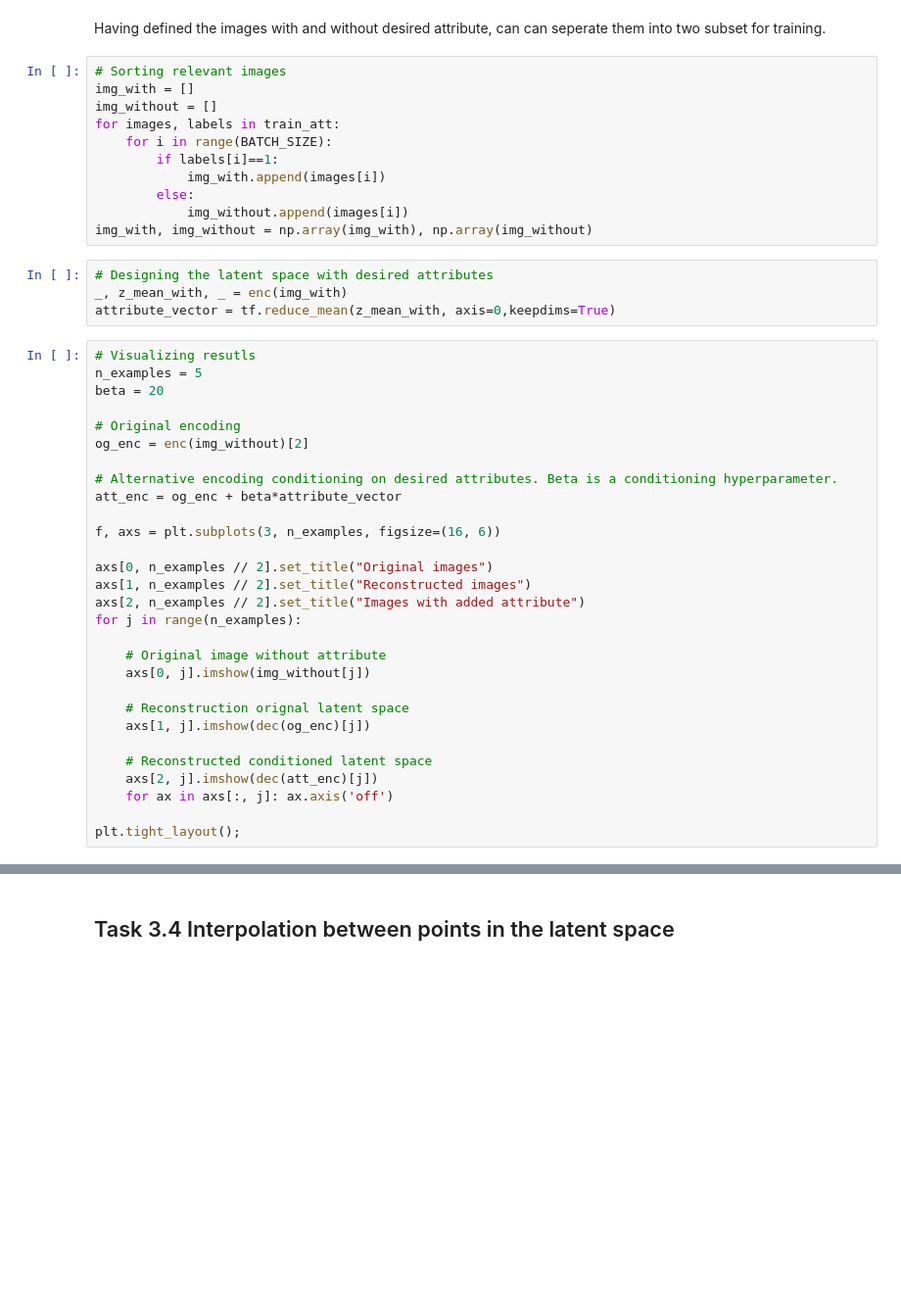
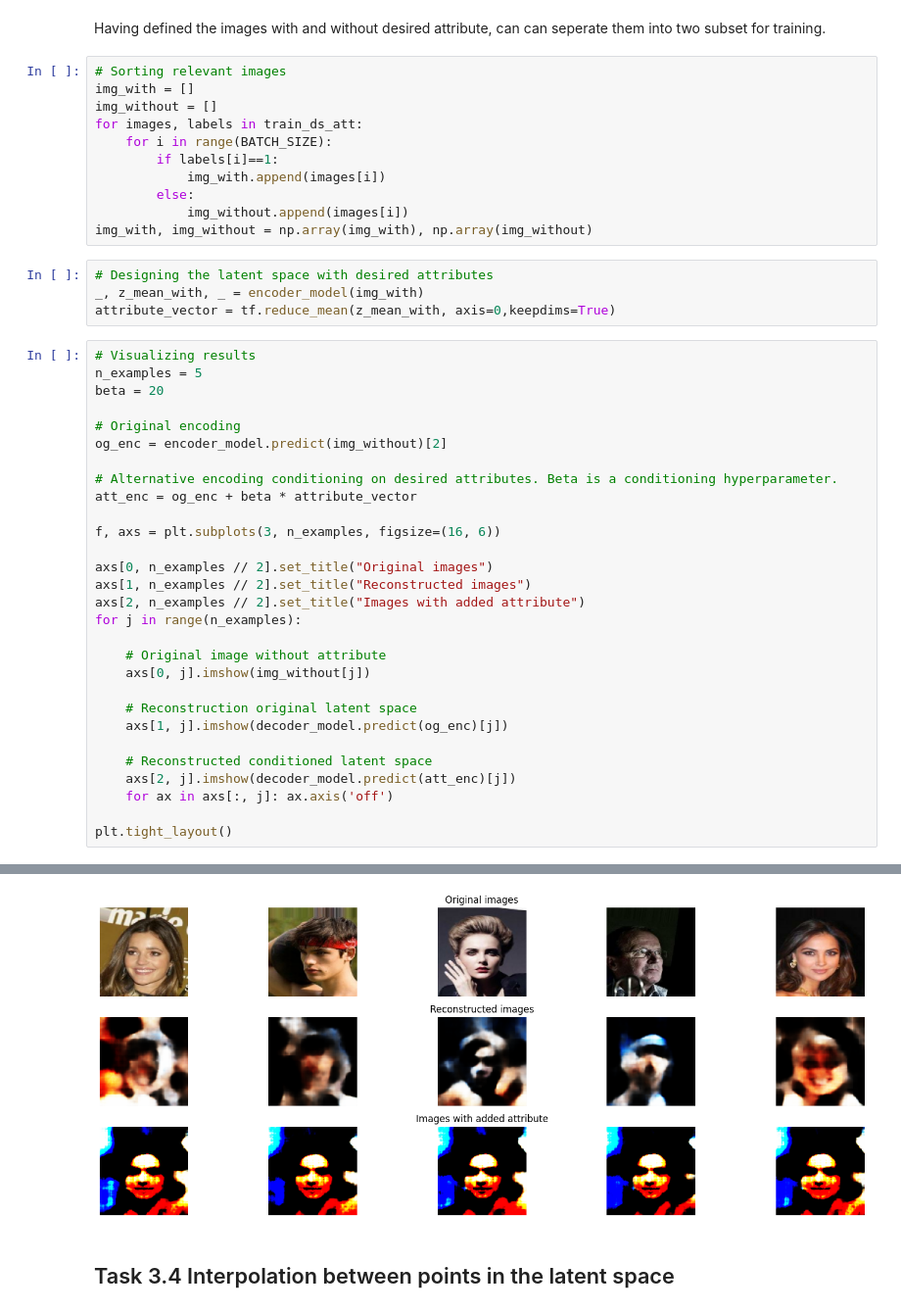
Before and after one commit to SushantSriv/Background-Generator, a Jupyter notebook: CA4_Template.ipynb, the cells around one changed output, grey strips where cells are left out. Shown at 98% size. Cells and saved outputs as stored; diff of their text form; blank space fills up the shorter version.

```diff
--- a/CA4_Template.ipynb
+++ b/CA4_Template.ipynb
@@ -1063,7 +1110,7 @@ Having defined the images with and without desired attribute, can can seperate t
 # Sorting relevant images
 img_with = []
 img_without = []
-for images, labels in train_att:
+for images, labels in train_ds_att:
     for i in range(BATCH_SIZE):
         if labels[i]==1:
             img_with.append(images[i])
@@ -1072,18 +1119,18 @@ for images, labels in train_att:
 img_with, img_without = np.array(img_with), np.array(img_without)
 # %%
 # Designing the latent space with desired attributes
-_, z_mean_with, _ = enc(img_with)
+_, z_mean_with, _ = encoder_model(img_with)
 attribute_vector = tf.reduce_mean(z_mean_with, axis=0,keepdims=True)
 # %%
-# Visualizing resutls
+# Visualizing results
 n_examples = 5
 beta = 20
 
 # Original encoding
-og_enc = enc(img_without)[2]
+og_enc = encoder_model.predict(img_without)[2]
 
 # Alternative encoding conditioning on desired attributes. Beta is a conditioning hyperparameter.
-att_enc = og_enc + beta*attribute_vector
+att_enc = og_enc + beta * attribute_vector
 
 f, axs = plt.subplots(3, n_examples, figsize=(16, 6))
 
@@ -1095,11 +1142,12 @@ for j in range(n_examples):
     # Original image without attribute
     axs[0, j].imshow(img_without[j])
 
-    # Reconstruction orignal latent space
-    axs[1, j].imshow(dec(og_enc)[j])
+    # Reconstruction original latent space
+    axs[1, j].imshow(decoder_model.predict(og_enc)[j])
 
     # Reconstructed conditioned latent space
-    axs[2, j].imshow(dec(att_enc)[j])
+    axs[2, j].imshow(decoder_model.predict(att_enc)[j])
     for ax in axs[:, j]: ax.axis('off')
 
-plt.tight_layout();
+plt.tight_layout()
+# %% [output]
@@ -1106,3 +1165,4 @@ plt.tight_layout();
+[figure, added]
 # %% [markdown]
 ## Task 3.4 Interpolation between points in the latent space
 # %% [markdown]
```
Also changed, not shown: parts of 24 cells of this notebook.
